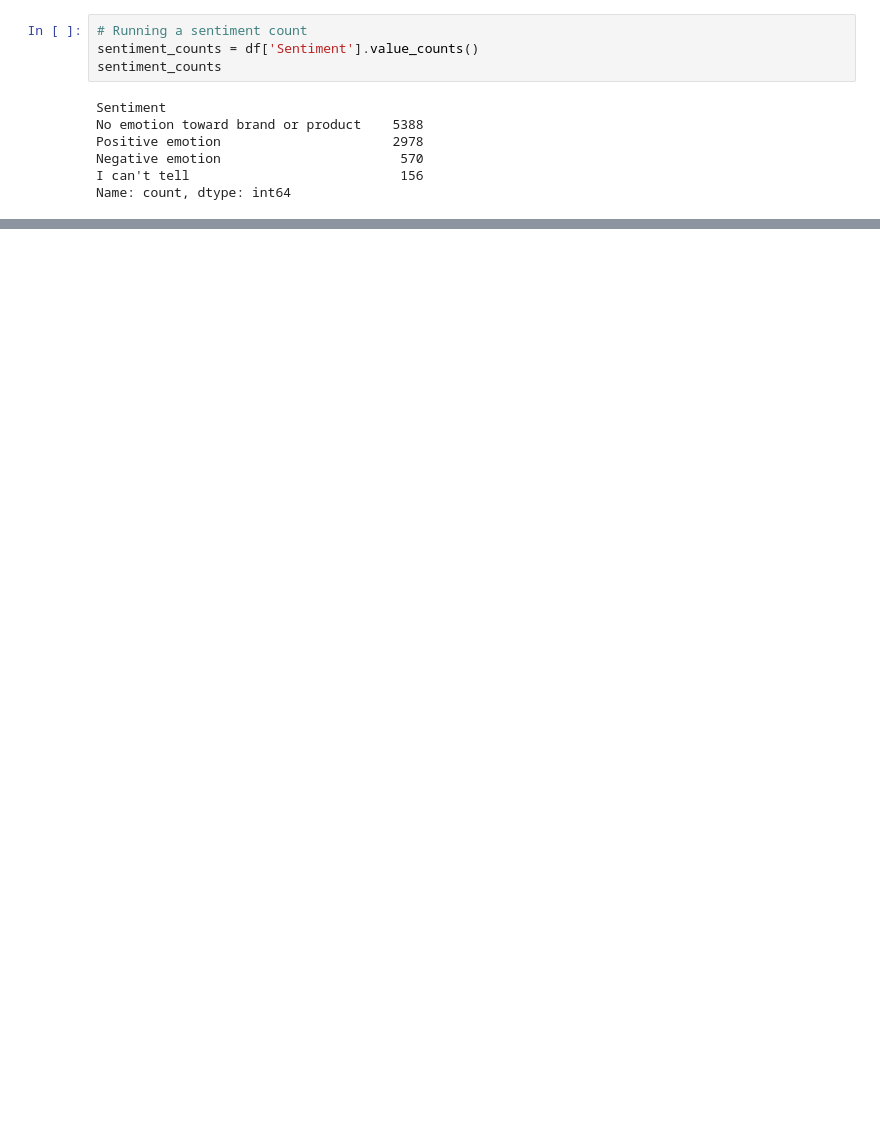
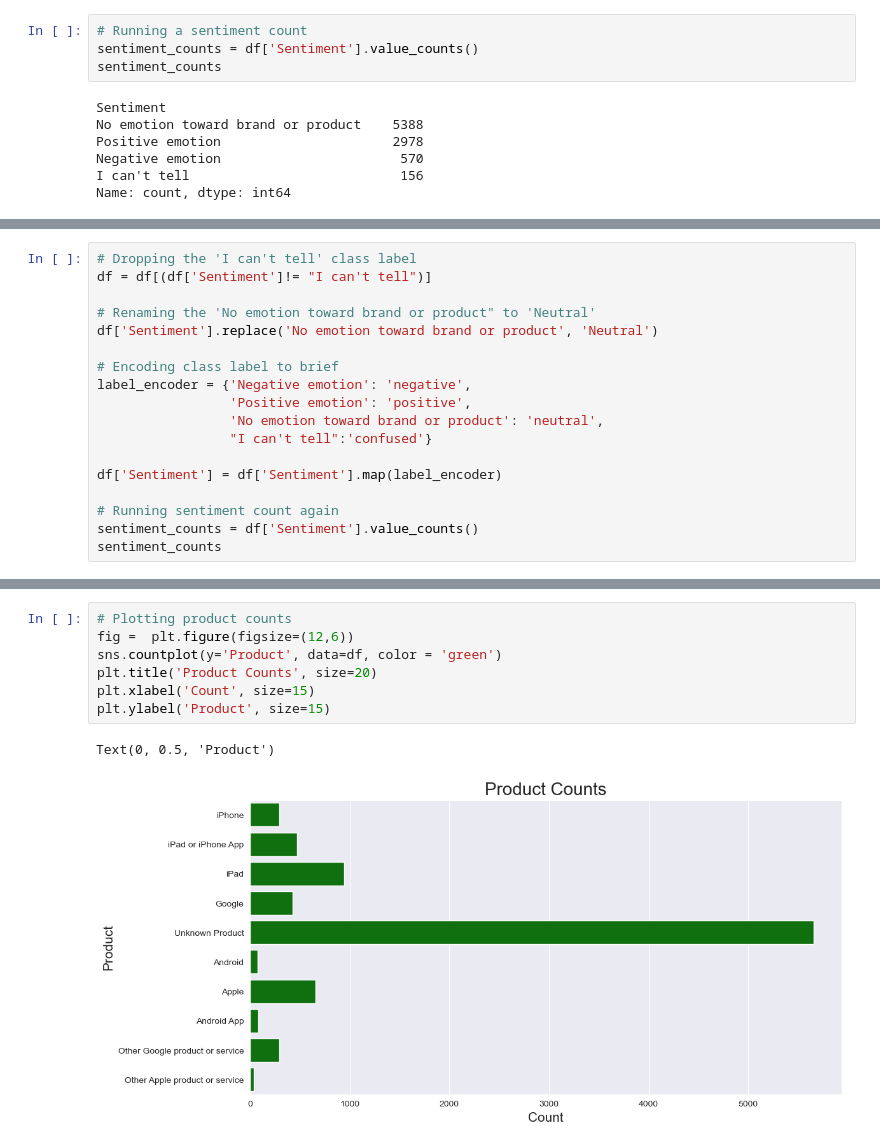
Before and after one commit to jgatharia/Phase_4_Project_, a Jupyter notebook: shamla.ipynb, the cells around one changed output, grey strips where cells are left out. Saved outputs shown, nothing was run; the diff lists cells and outputs as text; blank space fills up the shorter version.

```diff
--- a/shamla.ipynb
+++ b/shamla.ipynb
@@ -253,0 +286,18 @@ Name: count, dtype: int64
+# %%
+# Dropping the 'I can't tell' class label
+df = df[(df['Sentiment']!= "I can't tell")]
+
+# Renaming the 'No emotion toward brand or product" to 'Neutral'
+df['Sentiment'].replace('No emotion toward brand or product', 'Neutral')
+
+# Encoding class label to brief
+label_encoder = {'Negative emotion': 'negative',
+                 'Positive emotion': 'positive',
+                 'No emotion toward brand or product': 'neutral',
+                 "I can't tell":'confused'}
+
+df['Sentiment'] = df['Sentiment'].map(label_encoder)
+
+# Running sentiment count again
+sentiment_counts = df['Sentiment'].value_counts()
+sentiment_counts
@@ -253,0 +329,10 @@ Name: count, dtype: int64
+# %%
+# Plotting product counts
+fig =  plt.figure(figsize=(12,6))
+sns.countplot(y='Product', data=df, color = 'green')
+plt.title('Product Counts', size=20)
+plt.xlabel('Count', size=15)
+plt.ylabel('Product', size=15)
+# %% [output]
+Text(0, 0.5, 'Product')
+[figure, added]
```
Also changed, not shown: parts of 21 cells of this notebook.
